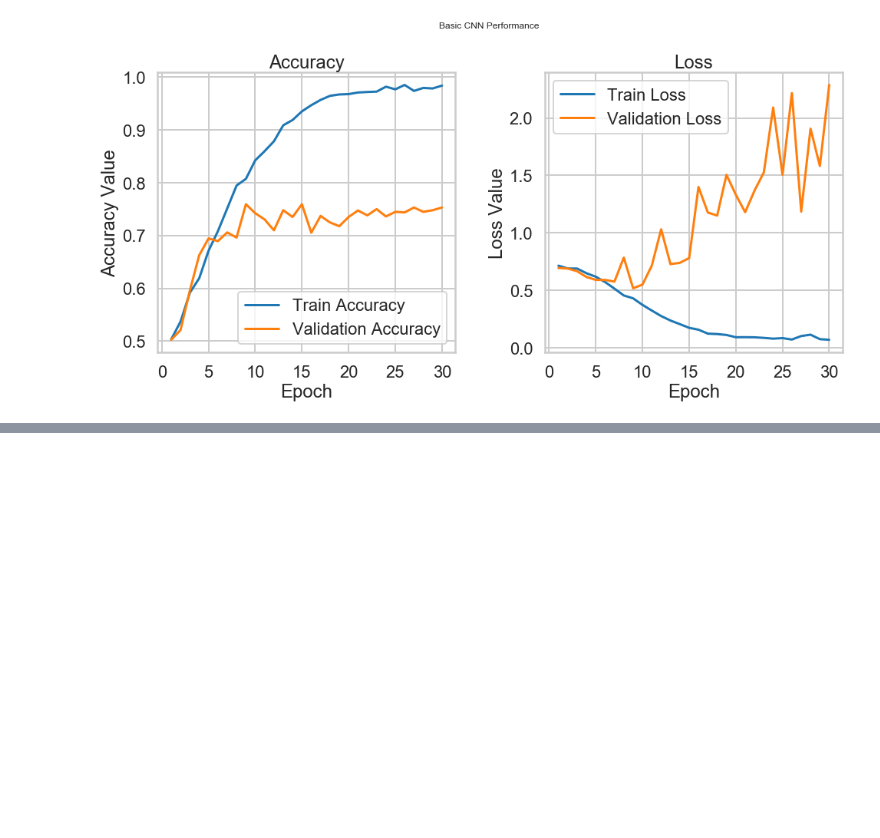
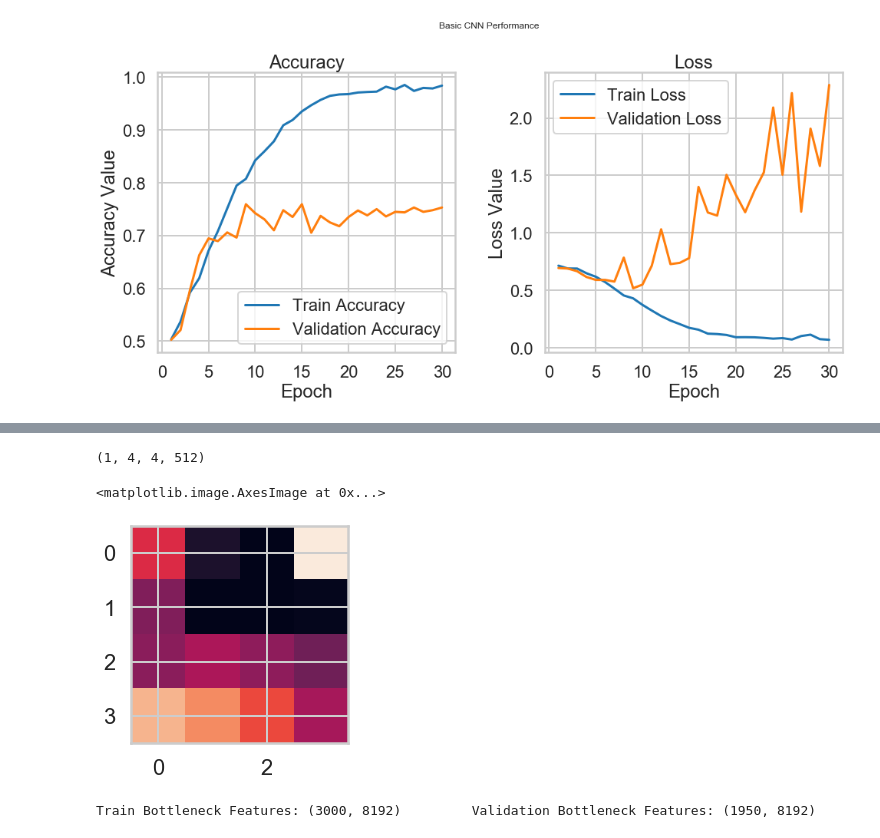
Before and after one commit to nbrockett/ml-fundamentals, a Jupyter notebook: transfer_learning/tl_classification.ipynb, the cells around one changed output, grey strips where cells are left out. Drawn from its saved outputs; the diff is of its cells as text; code cells hidden in the pictures; blank space fills up the shorter version.

```diff
--- a/transfer_learning/tl_classification.ipynb
+++ b/transfer_learning/tl_classification.ipynb
@@ -315,0 +420,20 @@ model.save("cats_dogs_basic_cnn.h5")
+# %%
+from tensorflow.keras.applications import vgg16
+from tensorflow.keras.models import Model
+import tensorflow.keras as keras
+
+vgg = vgg16.VGG16(include_top=False, weights='imagenet',
+                                     input_shape=input_shape)
+
+output = vgg.layers[-1].output
+output = keras.layers.Flatten()(output)
+vgg_model = Model(vgg.input, output)
+
+vgg_model.trainable = False
+for layer in vgg_model.layers:
+    layer.trainable = False
+
+import pandas as pd
+pd.set_option('max_colwidth', -1)
+layers = [(layer, layer.name, layer.trainable) for layer in vgg_model.layers]
+pd.DataFrame(layers, columns=['Layer Type', 'Layer Name', 'Layer Trainable'])
@@ -315,0 +460,20 @@ model.save("cats_dogs_basic_cnn.h5")
+# %%
+# Sample 'bottleneck' (feature map after VGG16 model but before fully connected network classifier) feature
+bottleneck_feature_example = vgg.predict(train_imgs_scaled[0:1])
+print(bottleneck_feature_example.shape)
+plt.imshow(bottleneck_feature_example[0][:,:,0])
+# %% [output]
+(1, 4, 4, 512)
+<matplotlib.image.AxesImage at 0x...>
+[figure, added]
+# %%
+def get_bottleneck_features(model, input_imgs):
+    features = model.predict(input_imgs, verbose=0)
+    return features
+
+train_features_vgg = get_bottleneck_features(vgg_model, train_imgs_scaled)
+validation_features_vgg = get_bottleneck_features(vgg_model, validation_imgs_scaled)
+
+print('Train Bottleneck Features:', train_features_vgg.shape, '\tValidation Bottleneck Features:', validation_features_vgg.shape)
+# %% [output]
+Train Bottleneck Features: (3000, 8192)         Validation Bottleneck Features: (1950, 8192)
```
Also changed, not shown: parts of 17 cells of this notebook, 1 other file.
